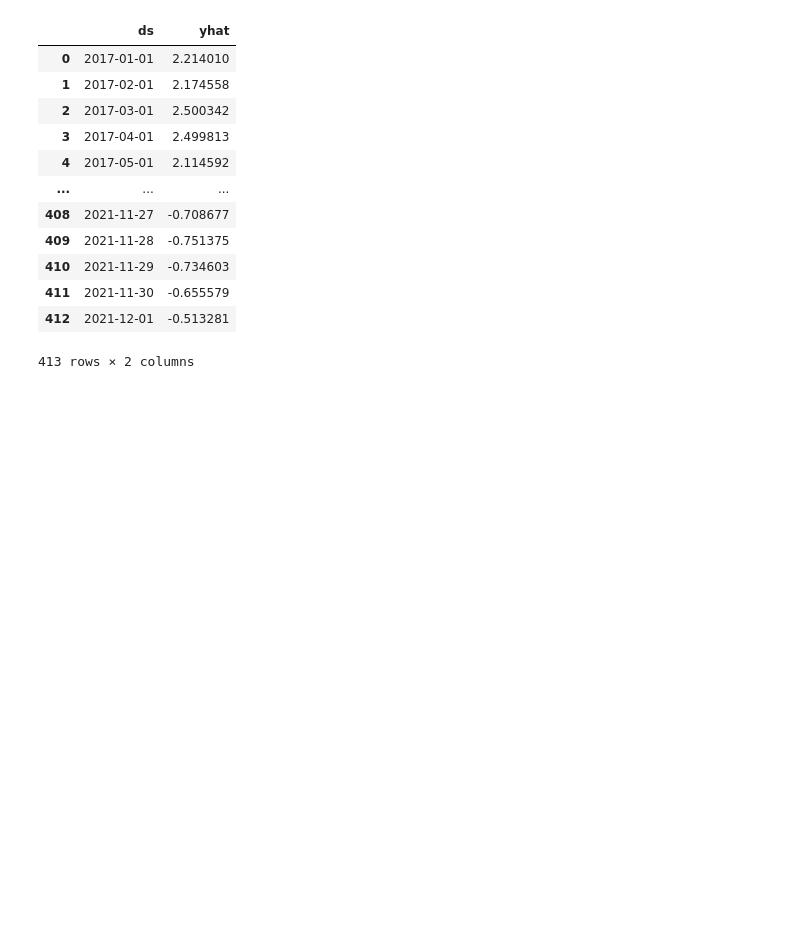
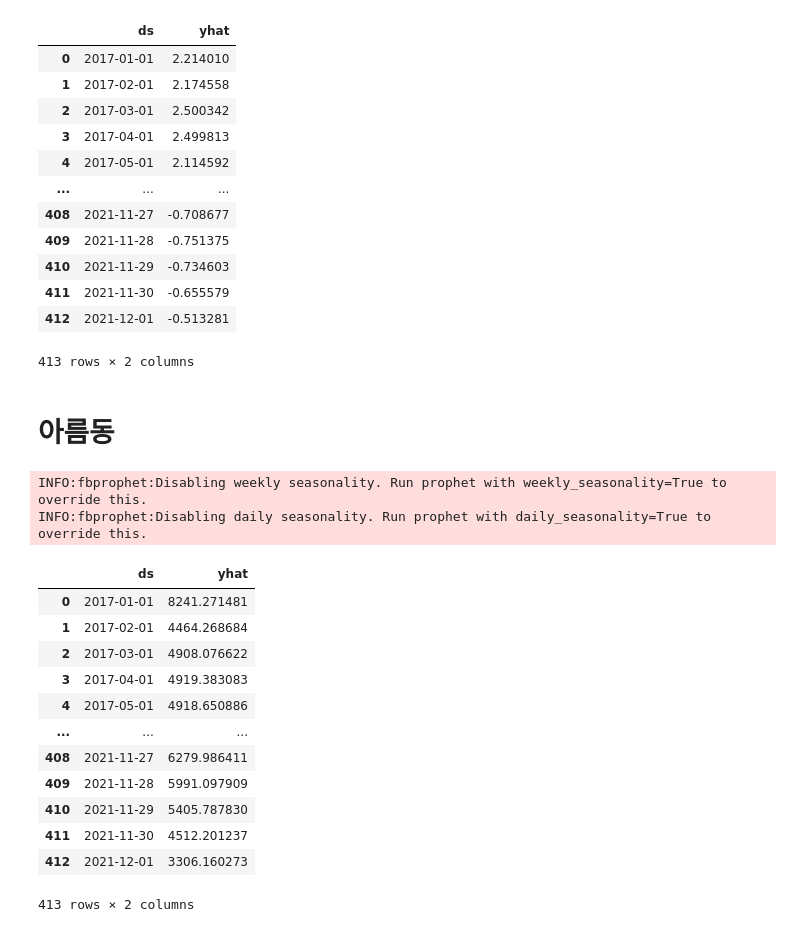
Before and after one commit to JiseonByeon96/PersonalProject, a Jupyter notebook: 세종시_연령예측.ipynb, the cells around one changed output. Drawn from its saved outputs; the diff is of its cells as text; code cells hidden in the pictures; blank space fills up the shorter version.

```diff
--- a/세종시_연령예측.ipynb
+++ b/세종시_연령예측.ipynb
@@ -2825,3 +2817,31 @@ INFO:fbprophet:Disabling daily seasonality. Run prophet with daily_seasonality=T
 | 411 | 2021-11-30 | -0.655579 |
 | 412 | 2021-12-01 | -0.513281 |
 413 rows × 2 columns
+# %% [markdown]
+# 아름동
+# %%
+is_place = df['읍면동'] == '아름동'
+#0세
+df1 = df[is_place].drop(['읍면동',	'년',	'월',	'일',	'10s',	'20s',	'30s',	'40s',	'50s',	'60s',	'70s',	'80s',	'90s',	'100s'], axis = 1)
+df1.columns=['y', 'ds']
+m = Prophet()
+m.fit(df1)
+future = m.make_future_dataframe(periods=365)
+forecast = m.predict(future)
+forecast[['ds', 'yhat']]
+# %% [output]
+INFO:fbprophet:Disabling weekly seasonality. Run prophet with weekly_seasonality=True to override this.
+INFO:fbprophet:Disabling daily seasonality. Run prophet with daily_seasonality=True to override this.
+|  | ds | yhat |
+| 0 | 2017-01-01 | 8241.271481 |
+| 1 | 2017-02-01 | 4464.268684 |
+| 2 | 2017-03-01 | 4908.076622 |
+| 3 | 2017-04-01 | 4919.383083 |
+| 4 | 2017-05-01 | 4918.650886 |
+| ... | ... | ... |
+| 408 | 2021-11-27 | 6279.986411 |
+| 409 | 2021-11-28 | 5991.097909 |
+| 410 | 2021-11-29 | 5405.787830 |
+| 411 | 2021-11-30 | 4512.201237 |
+| 412 | 2021-12-01 | 3306.160273 |
+413 rows × 2 columns
```
Also changed, not shown: parts of 107 cells of this notebook.
